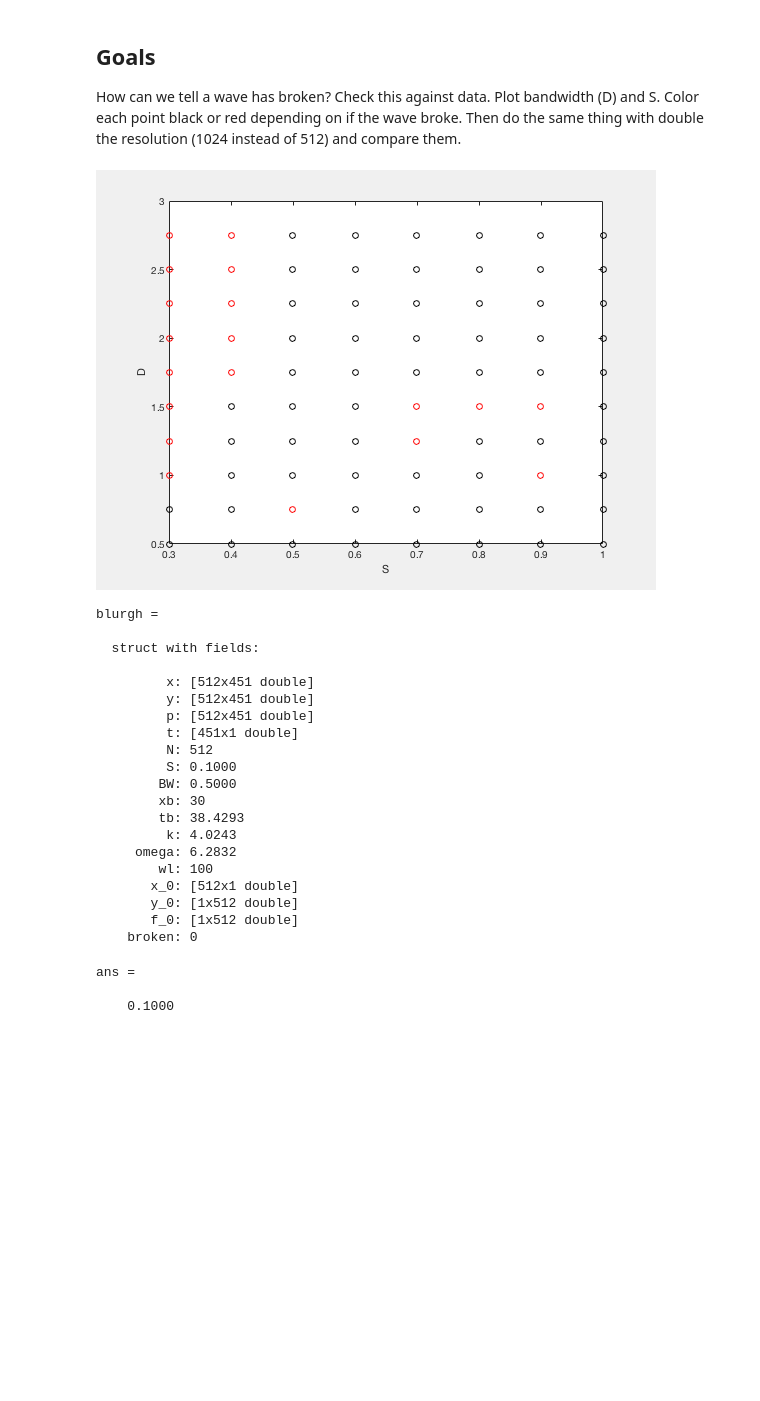
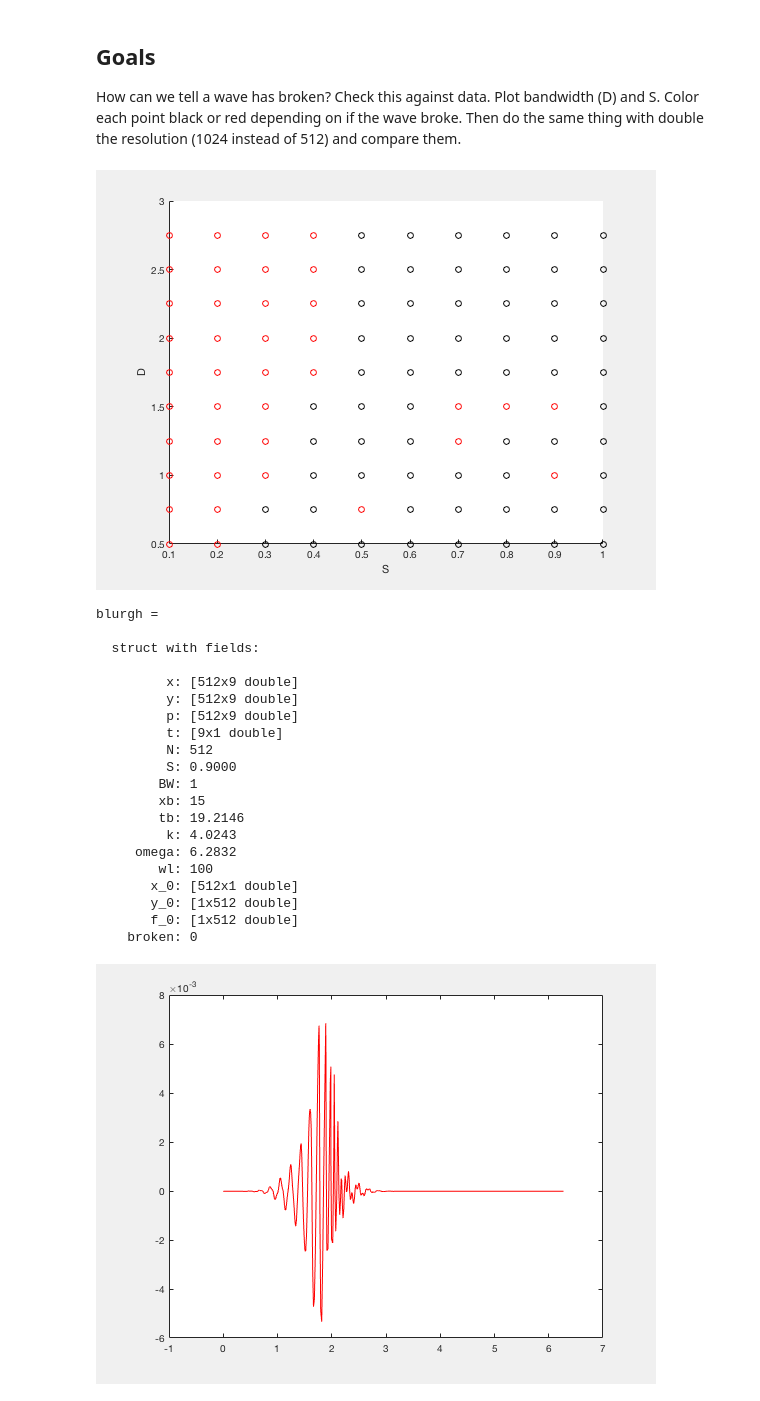
Before and after one commit to npizzo/particlekinematics, a Jupyter notebook: Focusing Packets.ipynb, the cells around one changed output. Cells and saved outputs as stored; diff of their text form; code cells hidden in the pictures; blank space fills up the shorter version.

```diff
--- a/Focusing Packets.ipynb
+++ b/Focusing Packets.ipynb
@@ -214,12 +207,12 @@ Check this against data.
 Plot bandwidth (D) and S. Color each point black or red depending on if the wave broke.
 Then do the same thing with double the resolution (1024 instead of 512) and compare them.
 # %%
+hold on
 for ii=1:10
 for jj=1:10
 blurgh=cell2mat(foc(ii,jj));
 if(blurgh.broken==1)
 plot(blurgh.S,blurgh.BW, 'ok')
-hold on
 else
 plot(blurgh.S,blurgh.BW,'or')
 end
@@ -228,23 +221,23 @@ end
 xlabel('S')
 ylabel('D')
 # %% [output]
-[figure, old version]
+[figure, new version]
 # %%
-blurgh=cell2mat(foc(1,1))
+blurgh=cell2mat(foc(9,3))
 # %% [output]
 blurgh =
 
   struct with fields:
 
-         x: [512x451 double]
-         y: [512x451 double]
-         p: [512x451 double]
-         t: [451x1 double]
+         x: [512x9 double]
+         y: [512x9 double]
+         p: [512x9 double]
+         t: [9x1 double]
          N: 512
-         S: 0.1000
-        BW: 0.5000
-        xb: 30
-        tb: 38.4293
+         S: 0.9000
+        BW: 1
+        xb: 15
+        tb: 19.2146
          k: 4.0243
      omega: 6.2832
         wl: 100
@@ -252,9 +245,8 @@ blurgh =
        y_0: [1x512 double]
        f_0: [1x512 double]
     broken: 0
-# %%
-blurgh.S
-# %% [output]
-ans =
-
-    0.1000
+# %%
+plot(blurgh.x(:,end),blurgh.y(:,end),'r')
+%xlim([1.8 2])
+# %% [output]
+[figure, added]
```
Also changed, not shown: parts of 1 cell of this notebook, 19 other files.
